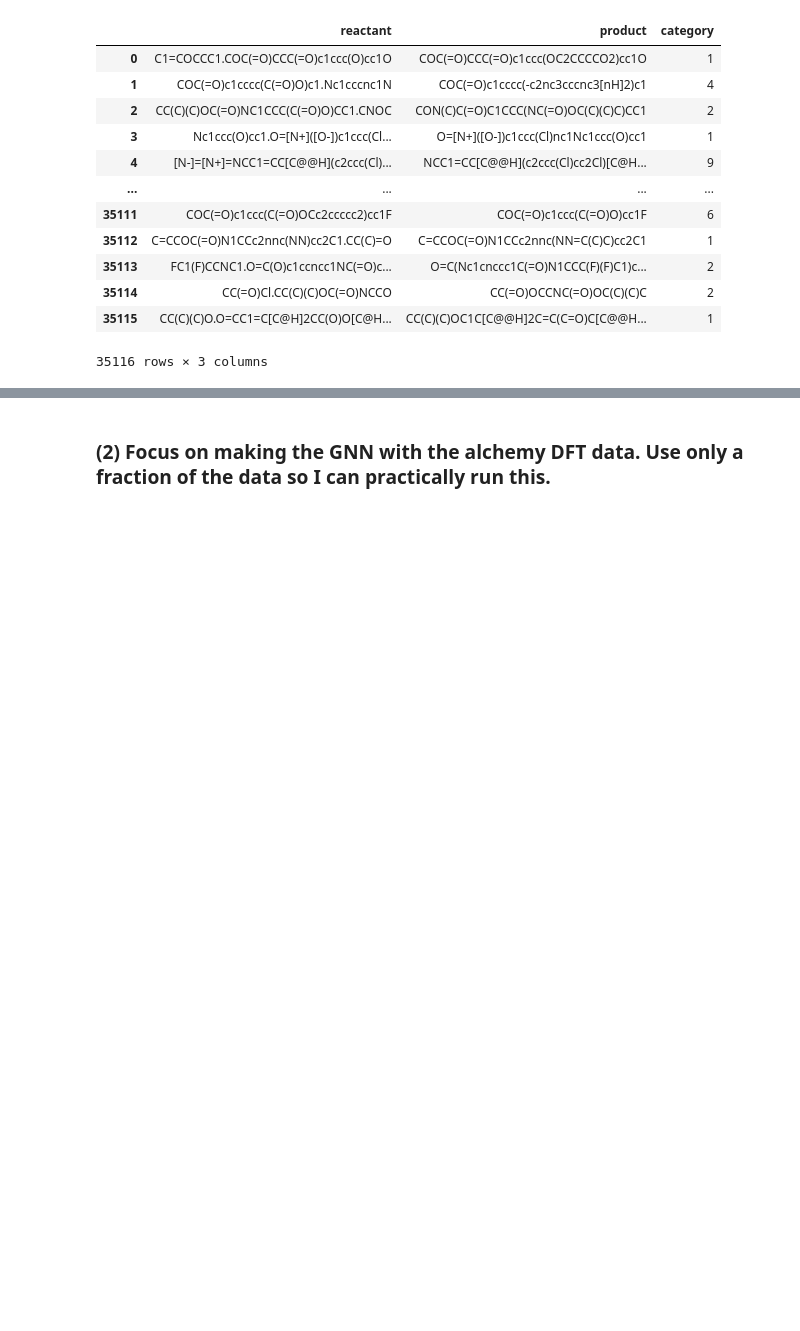
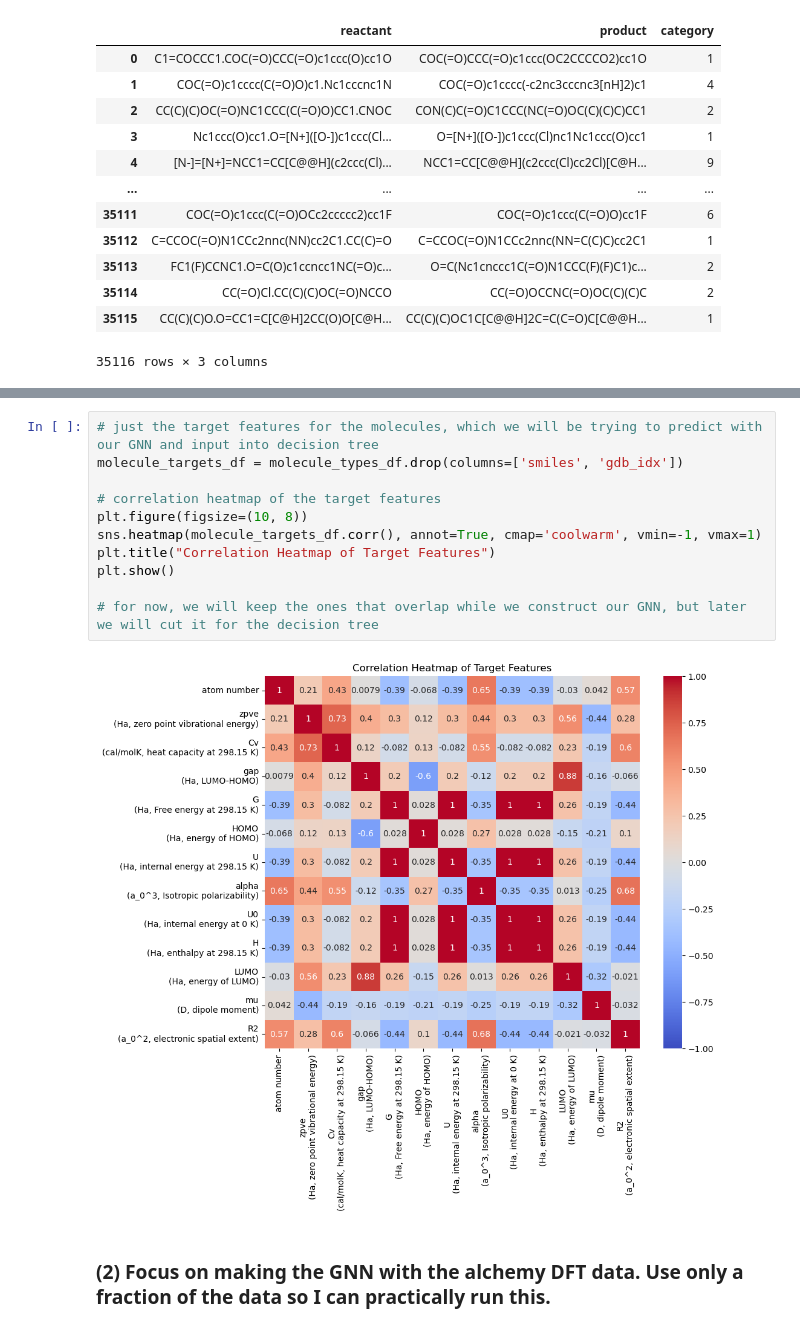
Before and after one commit to joshuatree-hub/Chem-C242-Final-Project-Organic-Reactions, a Jupyter notebook: gnn_and_decision_tree.ipynb, the cells around one changed output, grey strips where cells are left out. Drawn from its saved outputs; the diff is of its cells as text; blank space fills up the shorter version.

```diff
--- a/gnn_and_decision_tree.ipynb
+++ b/gnn_and_decision_tree.ipynb
@@ -61,3 +67,16 @@ display(reaction_types_df)
+# %%
+# just the target features for the molecules, which we will be trying to predict with our GNN and input into decision tree
+molecule_targets_df = molecule_types_df.drop(columns=['smiles', 'gdb_idx'])
+
+# correlation heatmap of the target features
+plt.figure(figsize=(10, 8))
+sns.heatmap(molecule_targets_df.corr(), annot=True, cmap='coolwarm', vmin=-1, vmax=1)
+plt.title("Correlation Heatmap of Target Features")
+plt.show()
+
+# for now, we will keep the ones that overlap while we construct our GNN, but later we will cut it for the decision tree
+# %% [output]
+[figure, added]
 # %% [markdown]
 ### (2) Focus on making the GNN with the alchemy DFT data. Use only a fraction of the data so I can practically run this.
 # %%
```
Also changed, not shown: parts of 8 cells of this notebook.
